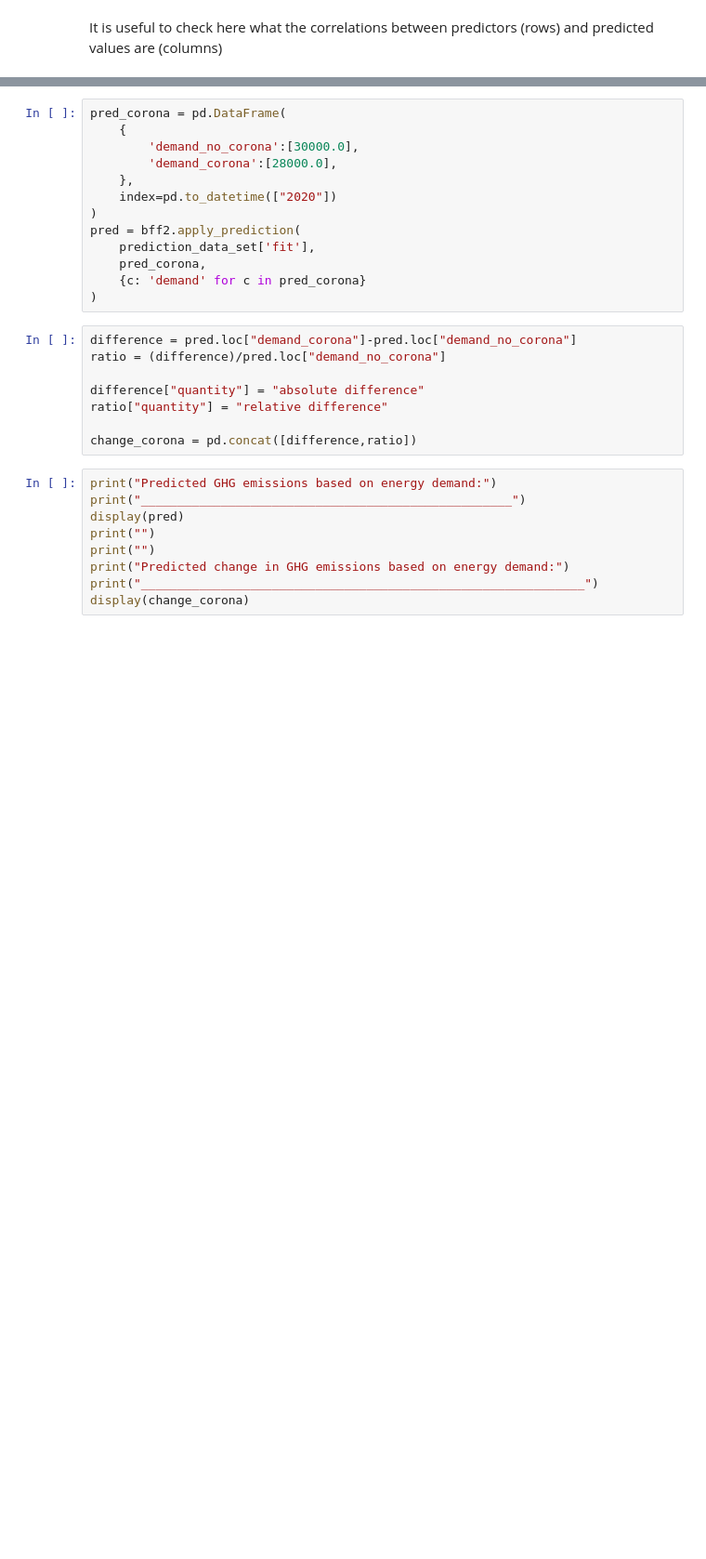
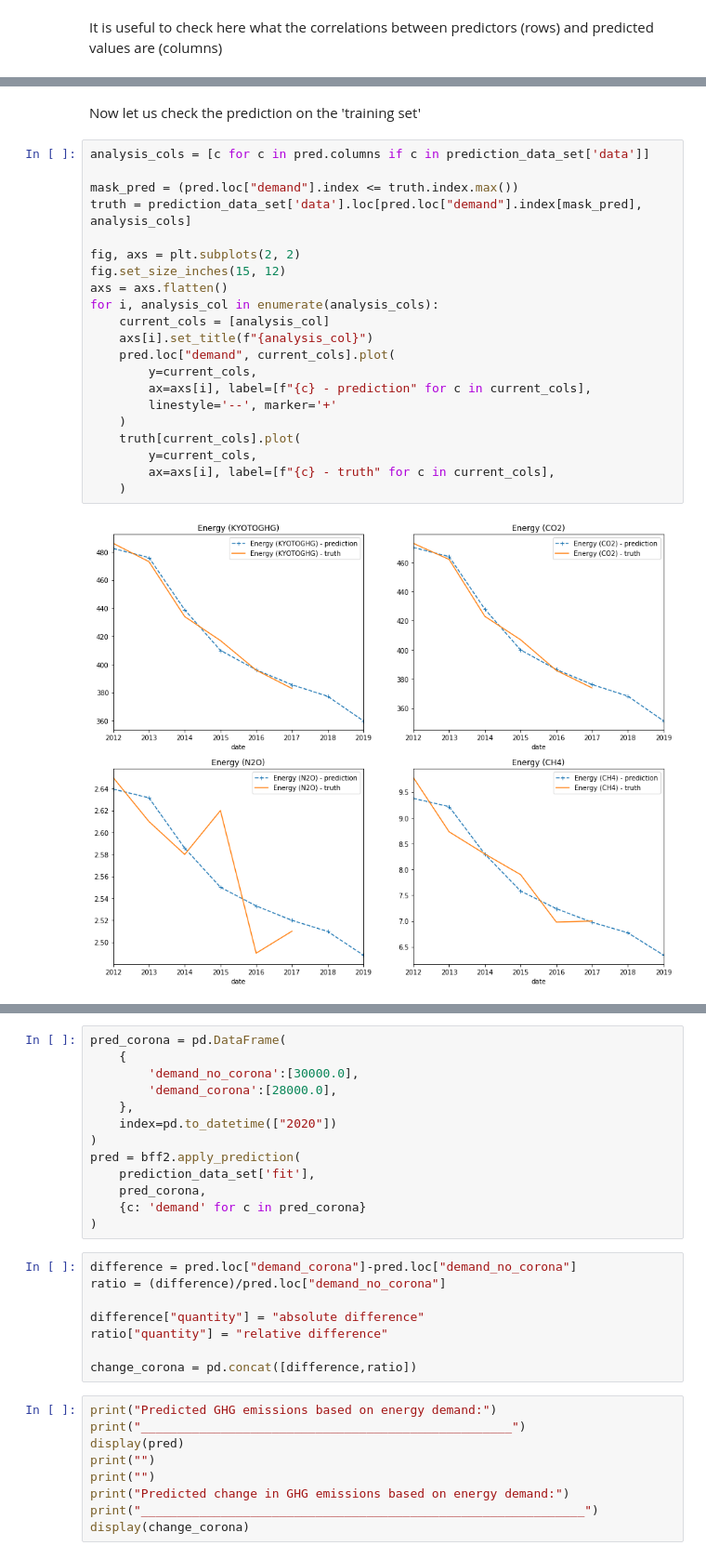
Before and after one commit to BristolFluFighters/BristolFluFighters_NERCHackathonTwo_Recovery, a Jupyter notebook: correlate.ipynb, the cells around one changed output, grey strips where cells are left out. Shown at 93% size. Cells and saved outputs as stored; diff of their text form; blank space fills up the shorter version.

Commit message:
Start doing an actual prediction

```diff
--- a/correlate.ipynb
+++ b/correlate.ipynb
@@ -215,0 +219,25 @@ display(
+# %% [markdown]
+Now let us check the prediction on the 'training set'
+# %%
+analysis_cols = [c for c in pred.columns if c in prediction_data_set['data']]
+
+mask_pred = (pred.loc["demand"].index <= truth.index.max())
+truth = prediction_data_set['data'].loc[pred.loc["demand"].index[mask_pred], analysis_cols]
+
+fig, axs = plt.subplots(2, 2)
+fig.set_size_inches(15, 12)
+axs = axs.flatten()
+for i, analysis_col in enumerate(analysis_cols):
+    current_cols = [analysis_col]
+    axs[i].set_title(f"{analysis_col}")
+    pred.loc["demand", current_cols].plot(
+        y=current_cols,
+        ax=axs[i], label=[f"{c} - prediction" for c in current_cols],
+        linestyle='--', marker='+'
+    )
+    truth[current_cols].plot(
+        y=current_cols,
+        ax=axs[i], label=[f"{c} - truth" for c in current_cols],
+    )
+# %% [output]
+[figure, added]
```
Also changed, not shown: parts of 16 cells of this notebook, 1 other file.
